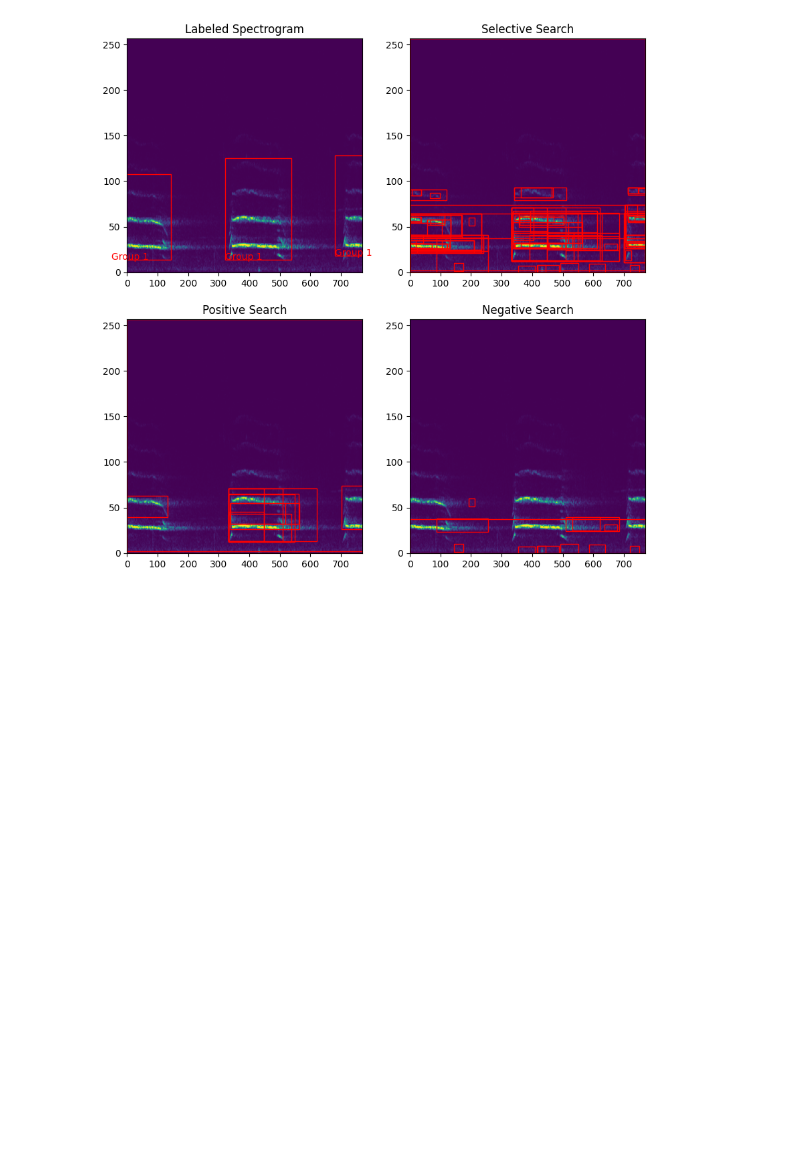
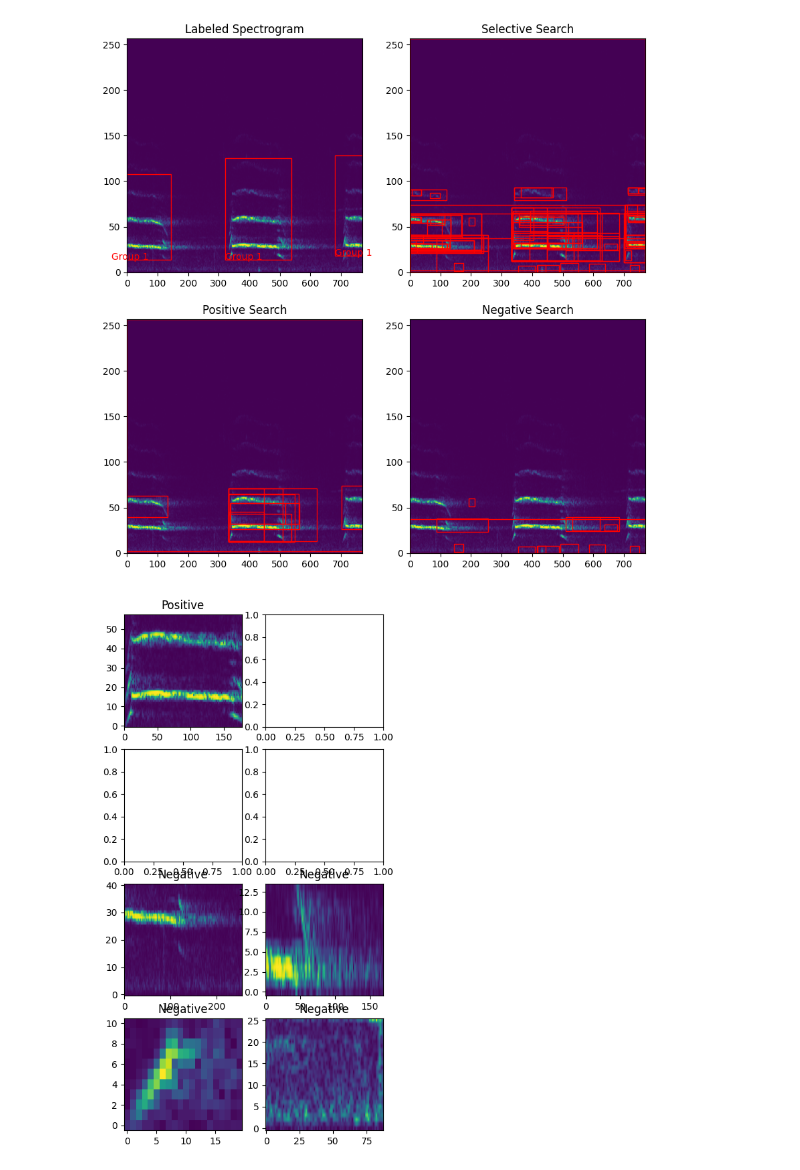
Before and after one commit to fangjunzhou/RCNN-Audio-Detection, a Jupyter notebook: generate-data-set.ipynb, the cells around one changed output. Drawn from its saved outputs; the diff is of its cells as text; code cells hidden in the pictures; blank space fills up the shorter version.

Commit message:
Update: generate-data-set Rename the notebook and add positive and negative slice.

```diff
--- a/rcnn-audio-detection.ipynb
+++ b/generate-data-set.ipynb
@@ -413,10 +416,10 @@ Found 111 rectangles
 # Get rect-label pairs
 rectLabelPairs = GetRectLabelPairs(rects, availableLabels)
 
-# Get the first 1/8 of the rect-label pairs
-positivePairs = rectLabelPairs[:int(len(rectLabelPairs) / 8)]
-# Get the last 1/8 of the rect-label pairs
-negativePairs = rectLabelPairs[-int(len(rectLabelPairs) / 8):]
+# Get all rect-label pairs with avgRatio > 0.7 for positive labels
+positivePairs = [pair for pair in rectLabelPairs if pair.avgRatio > POSITIVE_THRESHOLD]
+# Get all rect-label pairs with avgRatio < 0.3 for negative labels
+negativePairs = [pair for pair in rectLabelPairs if pair.avgRatio < NEGATIVE_THRESHOLD]
 
 len(positivePairs), len(negativePairs)
 # %% [output]
@@ -423,0 +427,15 @@ len(positivePairs), len(negativePairs)
+# %%
+# Slice all positive paris and negative pairs
+spectrogramSlice = audioWindow.spectrogramSlice
+positiveSlice = []
+for rectLabelPair in positivePairs:
+    rect = rectLabelPair.rect
+    x, y, w, h = rect
+    positiveSlice.append(spectrogramSlice[y:y + h, x:x + w])
+negativeSlice = []
+for rectLabelPair in negativePairs:
+    rect = rectLabelPair.rect
+    x, y, w, h = rect
+    negativeSlice.append(spectrogramSlice[y:y + h, x:x + w])
+
+len(positiveSlice), len(negativeSlice)
@@ -563,3 +583,20 @@ for rectLabelPair in negativePairs:
     ax[1, 1].add_patch(rect)
 # %% [output]
 [figure]
+# %%
+# Display some postive and negative slices
+fig, ax = plt.subplots(4, 2, figsize=(5, 10))
+for i in range(4):
+    # Break if there are no more positive slices
+    if i >= len(postiveSlice):
+        break
+    ax[i // 2, i % 2].imshow(postiveSlice[i], aspect="auto", origin="lower")
+    ax[i // 2, i % 2].set_title("Positive")
+for i in range(4):
+    # Break if there are no more negative slices
+    if i >= len(negativeSlice):
+        break
+    ax[2 + i // 2, i % 2].imshow(negativeSlice[i], aspect="auto", origin="lower")
+    ax[2 + i // 2, i % 2].set_title("Negative")
+# %% [output]
+[figure, added]
```
Also changed, not shown: parts of 10 cells of this notebook, 1 other file.
